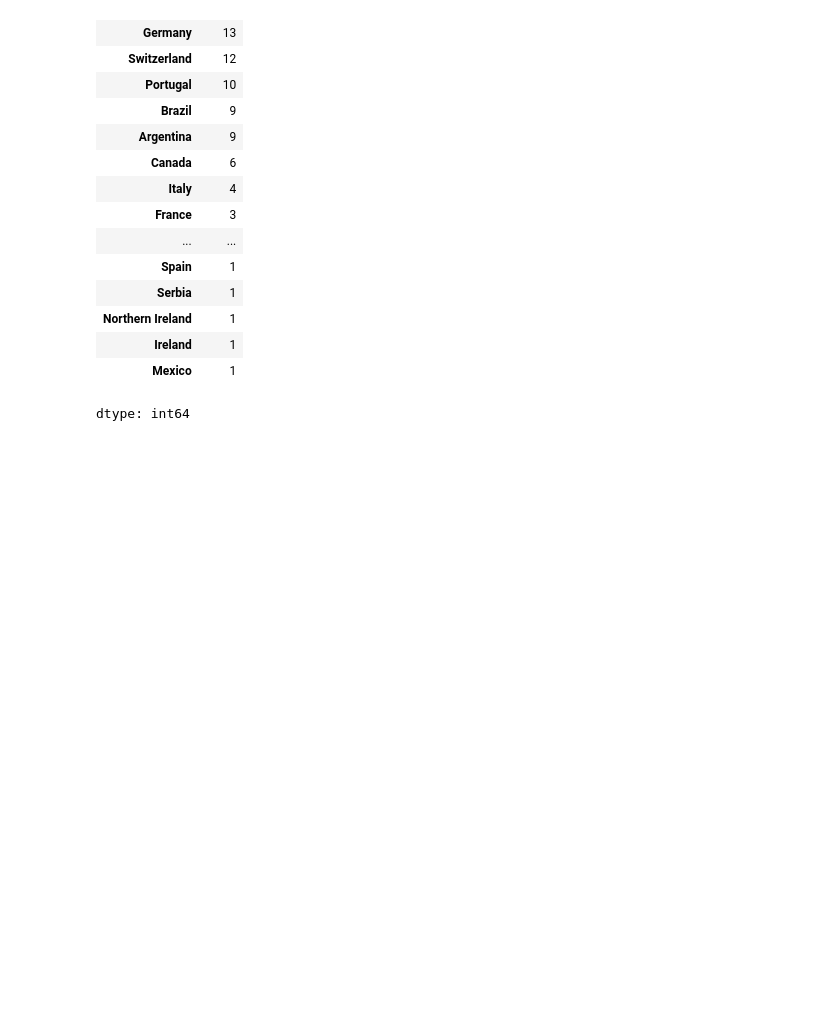
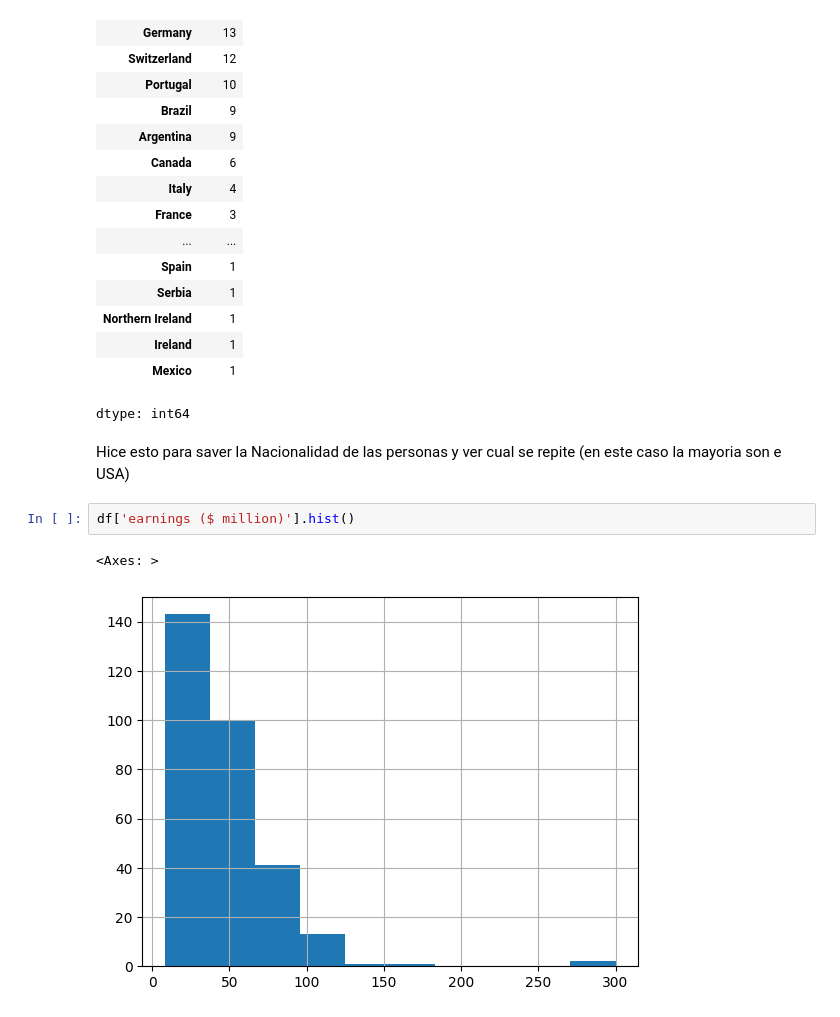
Before and after one commit to matiasCaileo/preprocesamiento-de-datos, a Jupyter notebook: Untitled0.ipynb, the cells around one changed output. Cells and saved outputs as stored; diff of their text form; blank space fills up the shorter version.

```diff
--- a/Untitled0.ipynb
+++ b/Untitled0.ipynb
@@ -45,3 +72,10 @@ display(nacionalidad)
 | Ireland | 1 |
 | Mexico | 1 |
 dtype: int64
+# %% [markdown]
+Hice esto para saver la Nacionalidad de las personas y ver cual se repite (en este caso la mayoria son e USA)
+# %%
+df['earnings ($ million)'].hist()
+# %% [output]
+<Axes: >
+[figure, added]
```
Also changed, not shown: parts of 2 cells of this notebook.
